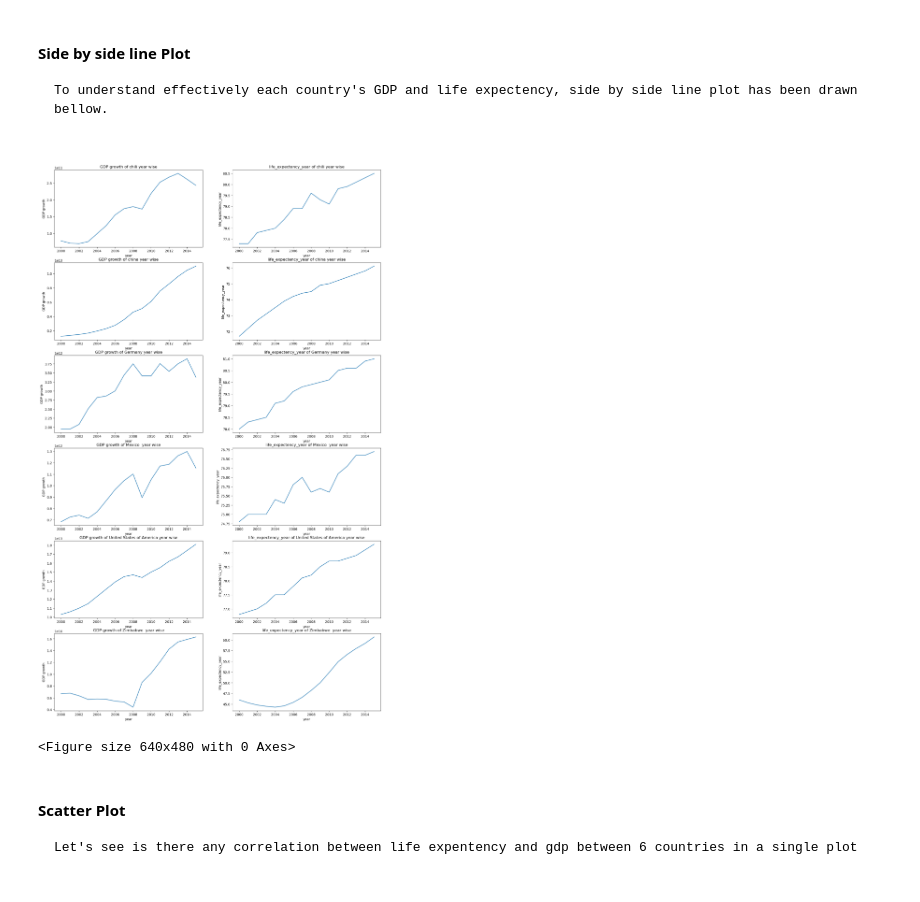
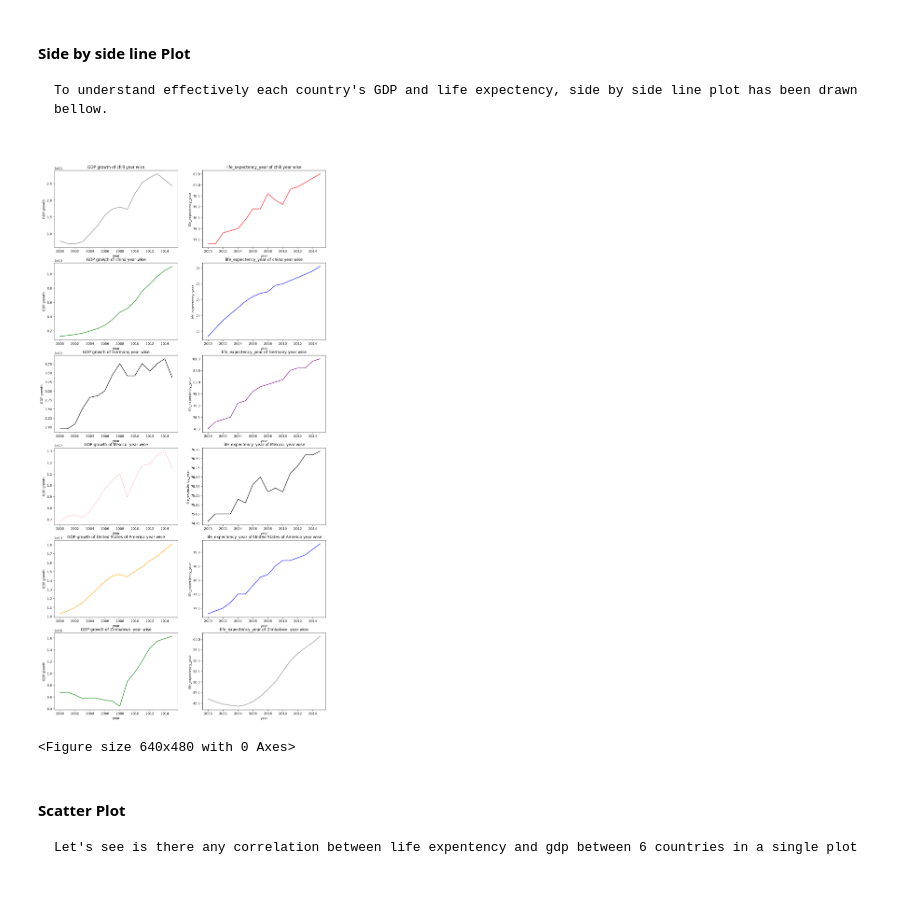
Before and after one commit to kafmfi/Data-visualization-project, a Jupyter notebook: life_expectancy_gdp.ipynb, the cells around one changed output. Drawn from its saved outputs; the diff is of its cells as text; code cells hidden in the pictures.

```diff
--- a/life_expectancy_gdp.ipynb
+++ b/life_expectancy_gdp.ipynb
@@ -206,77 +232,77 @@ To understand effectively each country's GDP and life expectency, side by side l
 # %%
 #data visualization
 #year wise GDP and life expentency of 6 countries side by side
-plt.figure(figsize=(18,30))
+plt.figure(figsize=(15,30))
 #Chile
 plt.subplot(6,2,1)
-plt.plot(df.Year[df.Country=="Chile"],df.GDP[df.Country=="Chile"])
+sns.lineplot(x="Year",y="GDP",color="grey",data=df[df.Country=="Chile"])
 plt.title("GDP growth of chili year wise")
 plt.xlabel("year")
 plt.ylabel("GDP growth")
 plt.subplot(6,2,2)
-plt.plot(df.Year[df.Country=="Chile"],df.life_expectency_year[df.Country=="Chile"])
+sns.lineplot(x="Year",y="life_expectency_year",color="red",data=df[df.Country=="Chile"])
 plt.title("life_expectency_year of chili year wise")
 plt.xlabel("year")
 plt.ylabel("life_expectency_year")
 #China
 plt.subplot(6,2,3)
-plt.plot(df.Year[df.Country=="China"],df.GDP[df.Country=="China"])
+sns.lineplot(x="Year",y="GDP",color="green",data=df[df.Country=="China"])
 plt.title("GDP growth of china year wise")
 plt.xlabel("year")
 plt.ylabel("GDP growth")
 plt.subplot(6,2,4)
-plt.plot(df.Year[df.Country=="China"],df.life_expectency_year[df.Country=="China"])
+sns.lineplot(x="Year",y="life_expectency_year",color="blue",data=df[df.Country=="China"])
 plt.title("life_expectency_year of china year wise")
 plt.xlabel("year")
 plt.ylabel("life_expectency_year")
 #Germany
 plt.subplot(6,2,5)
-plt.plot(df.Year[df.Country=="Germany"],df.GDP[df.Country=="Germany"])
+sns.lineplot(x="Year",y="GDP",color="black",data=df[df.Country=="Germany"])
 plt.title("GDP growth of Germany year wise")
 plt.xlabel("year")
 plt.ylabel("GDP growth")
 plt.subplot(6,2,6)
-plt.plot(df.Year[df.Country=="Germany"],df.life_expectency_year[df.Country=="Germany"])
+sns.lineplot(x="Year",y="life_expectency_year",color="purple",data=df[df.Country=="Germany"])
 plt.title("life_expectency_year of Germany year wise")
 plt.xlabel("year")
 plt.ylabel("life_expectency_year")
 #Mexico
 plt.subplot(6,2,7)
-plt.plot(df.Year[df.Country=="Mexico"],df.GDP[df.Country=="Mexico"])
+sns.lineplot(x="Year",y="GDP",color="pink",data=df[df.Country=="Mexico"])
 plt.title("GDP growth of Mexico  year wise")
 plt.xlabel("year")
 plt.ylabel("GDP growth")
 plt.subplot(6,2,8)
-plt.plot(df.Year[df.Country=="Mexico"],df.life_expectency_year[df.Country=="Mexico"])
+sns.lineplot(x="Year",y="life_expectency_year",color="black",data=df[df.Country=="Mexico"])
 plt.title("life_expectency_year of Mexico  year wise")
 plt.xlabel("year")
 plt.ylabel("life_expectency_year")
 #United State of America
 plt.subplot(6,2,9)
-plt.plot(df.Year[df.Country=="United States of America"],df.GDP[df.Country=="United States of America"])
+sns.lineplot(x="Year",y="GDP",color="orange",data=df[df.Country=="United States of America"])
 plt.title("GDP growth of United States of America year wise")
 plt.xlabel("year")
 plt.ylabel("GDP growth")
 plt.subplot(6,2,10)
-plt.plot(df.Year[df.Country=="United States of America"],df.life_expectency_year[df.Country=="United States of America"])
+sns.lineplot(x="Year",y="life_expectency_year",color="blue",data=df[df.Country=="United States of America"])
 plt.title("life_expectency_year of United States of America year wise")
 plt.xlabel("year")
 plt.ylabel("life_expectency_year")
 #Zimbabwe
 plt.subplot(6,2,11)
-plt.plot(df.Year[df.Country=="Zimbabwe"],df.GDP[df.Country=="Zimbabwe"])
+sns.lineplot(x="Year",y="GDP",color="green",data=df[df.Country=="Zimbabwe"])
 plt.title("GDP growth of Zimbabwe  year wise")
 plt.xlabel("year")
 plt.ylabel("GDP growth")
 plt.subplot(6,2,12)
-plt.plot(df.Year[df.Country=="Zimbabwe"],df.life_expectency_year[df.Country=="Zimbabwe"])
+sns.lineplot(x="Year",y="life_expectency_year",color="grey",data=df[df.Country=="Zimbabwe"])
 plt.title("life_expectency_year of Zimbabwe  year wise")
 plt.xlabel("year")
 plt.ylabel("life_expectency_year")
 plt.show()
 plt.clf()
 # %% [output]
-[figure, old version]
+[figure, new version]
 <Figure size 640x480 with 0 Axes>
 # %% [markdown]
 #
```
Also changed, not shown: parts of 5 cells of this notebook.
